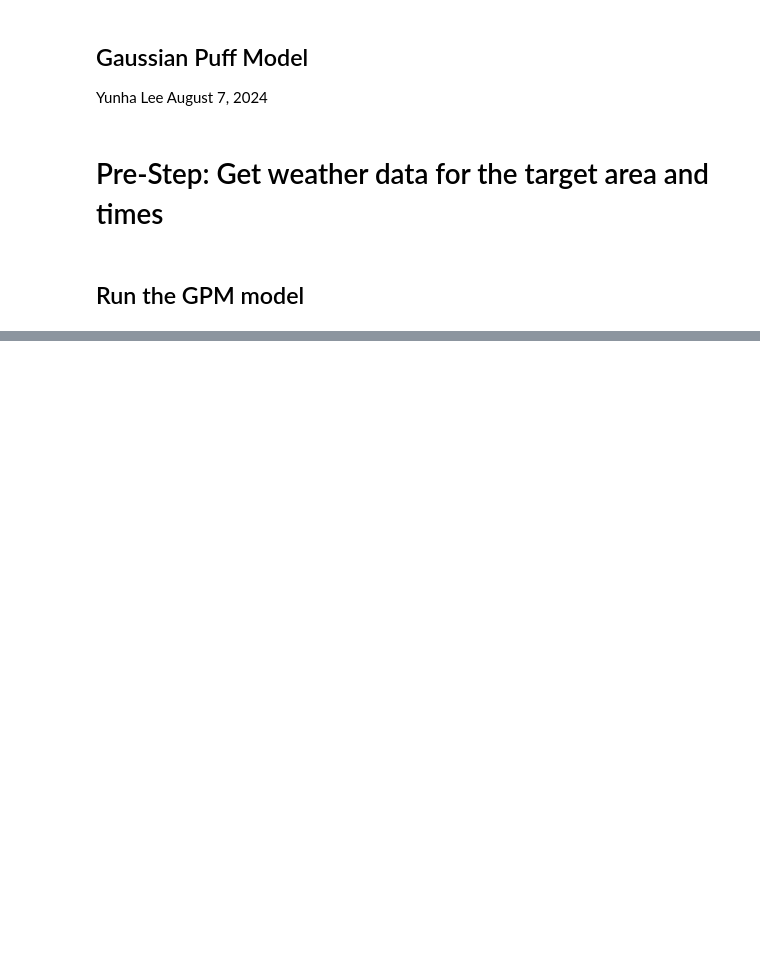
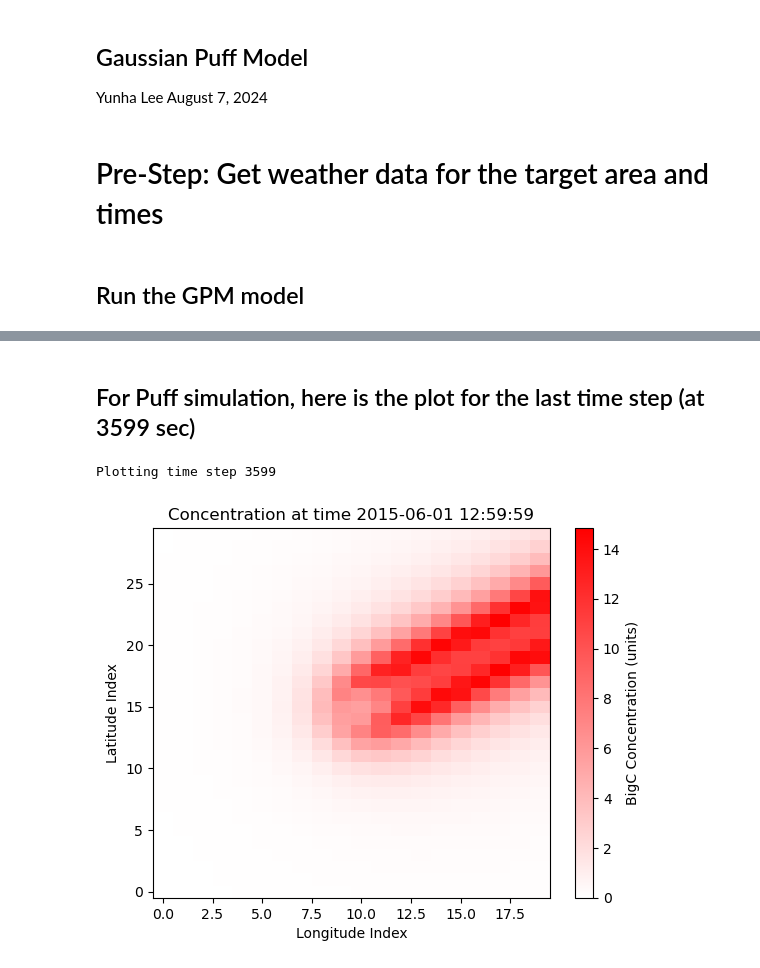
Before and after one commit to yunhal/CH4_dispersion, a Jupyter notebook: code/main.ipynb, the cells around one changed output, grey strips where cells are left out. Saved outputs shown, nothing was run; the diff lists cells and outputs as text; code cells hidden in the pictures; blank space fills up the shorter version.

```diff
--- a/code/main.ipynb
+++ b/code/main.ipynb
@@ -230,0 +245,34 @@ final resampled_df shape (36000, 5)
+# %% [markdown]
+## For Puff simulation, here is the plot for the last time step (at 3599 sec)
+# %%
+import matplotlib.pyplot as plt
+from mpl_toolkits.mplot3d import Axes3D
+from matplotlib.colors import LinearSegmentedColormap
+
+colors = ["white", "red"]  # white for low concentrations, red for high
+cmap = LinearSegmentedColormap.from_list("custom_red", colors, N=256)
+time_steps = big_C.shape[0]
+
+for t in range(time_steps):
+    if t % 3599 == 0 and t != 0 :
+        print(f"Plotting time step {t}")
+        fig, ax = plt.subplots()
+
+        # Sum over the Z-axis
+        C_t_summed = np.sum(big_C[t], axis=2)
+
+        # Create the heatmap
+        c = ax.imshow(C_t_summed, cmap=cmap, origin='lower', aspect='auto', vmin=0)
+        ax.set_title(f'Concentration at time {times[t]}')
+        ax.set_xlabel('Longitude Index')
+        ax.set_ylabel('Latitude Index')
+
+        # Add a color bar
+        cbar = fig.colorbar(c, ax=ax)
+        cbar.set_label('BigC Concentration (units)')
+
+        # Display the plot
+        plt.show()
+# %% [output]
+Plotting time step 3599
+[figure, added]
```
Also changed, not shown: parts of 1 cell of this notebook, 2 other files.
